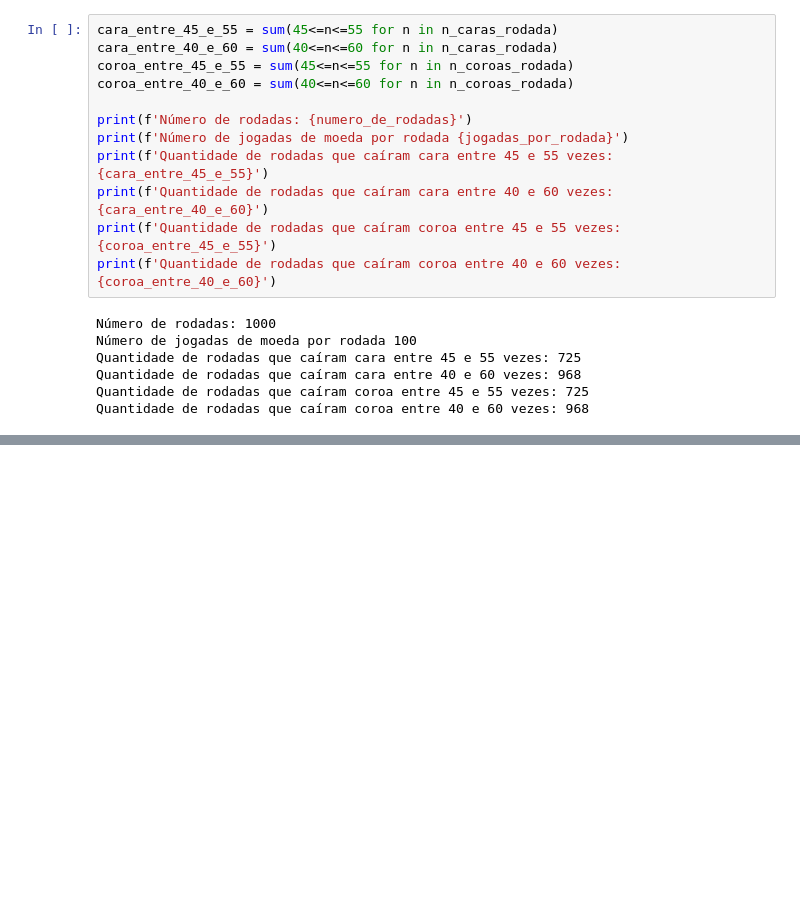
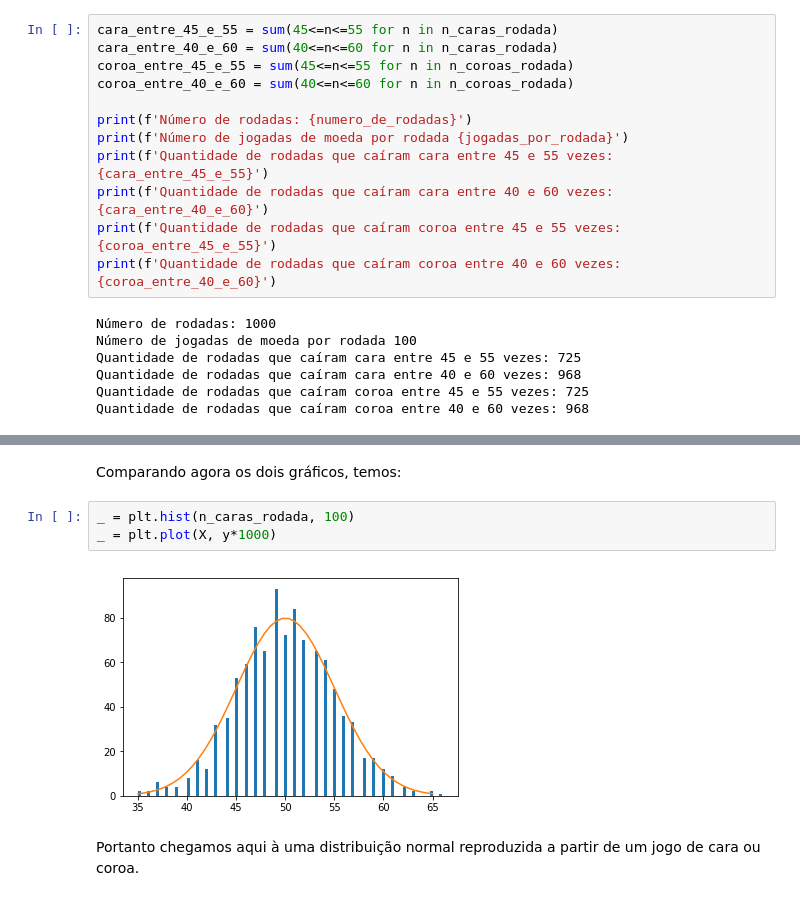
Before and after one commit to WittmannF/distribuicao-normal-moedas, a Jupyter notebook: ModelandoDistribuiçãoNormal.ipynb, the cells around one changed output, grey strips where cells are left out. Cells and saved outputs as stored; diff of their text form; blank space fills up the shorter version.

```diff
--- a/ModelandoDistribuiçãoNormal.ipynb
+++ b/ModelandoDistribuiçãoNormal.ipynb
@@ -127,0 +144,9 @@ Portanto, nossa experiência superou o grau de confiança previamente definido:
+# %% [markdown]
+Comparando agora os dois gráficos, temos:
+# %%
+_ = plt.hist(n_caras_rodada, 100)
+_ = plt.plot(X, y*1000)
+# %% [output]
+[figure, added]
+# %% [markdown]
+Portanto chegamos aqui à uma distribuição normal reproduzida a partir de um jogo de cara ou coroa.
```
Also changed, not shown: parts of 7 cells of this notebook.
